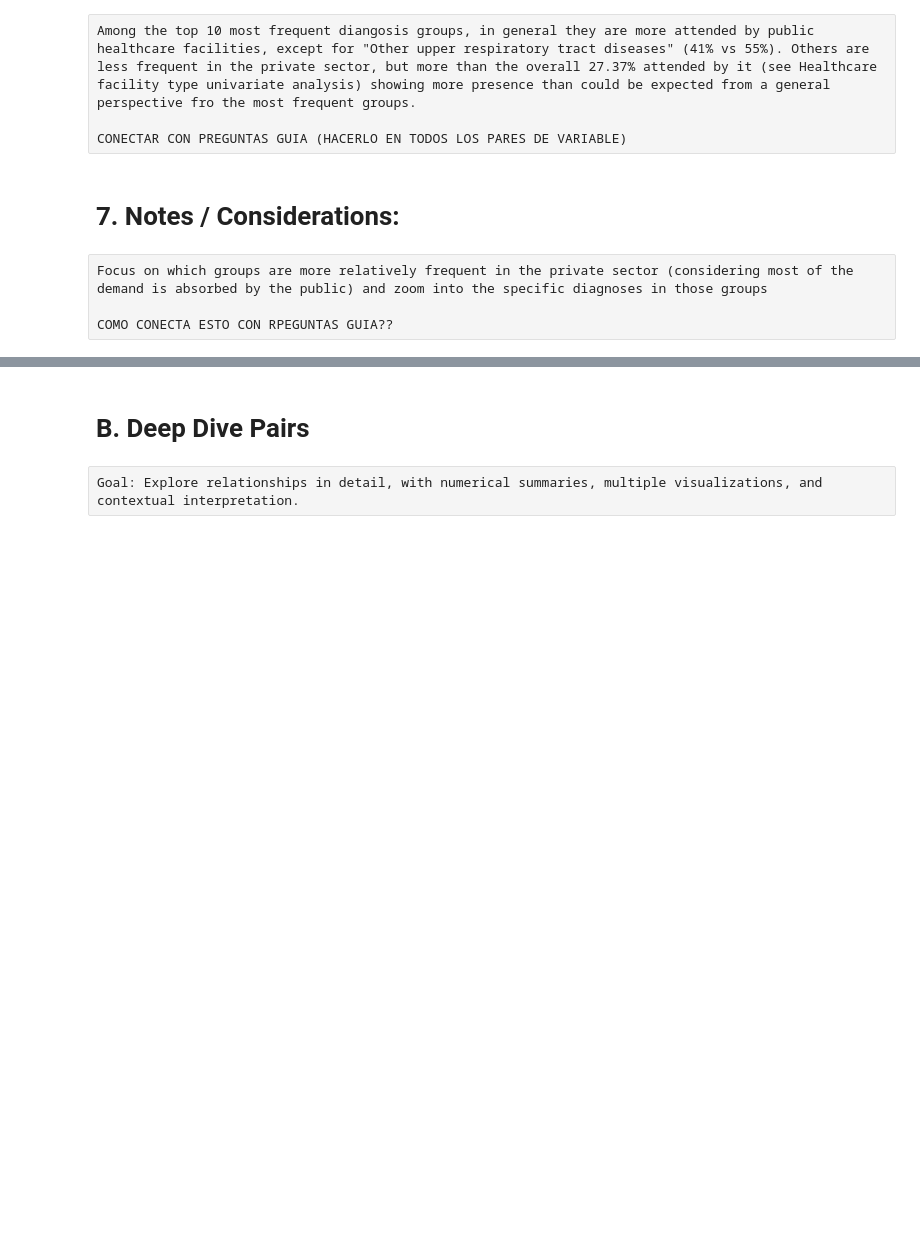
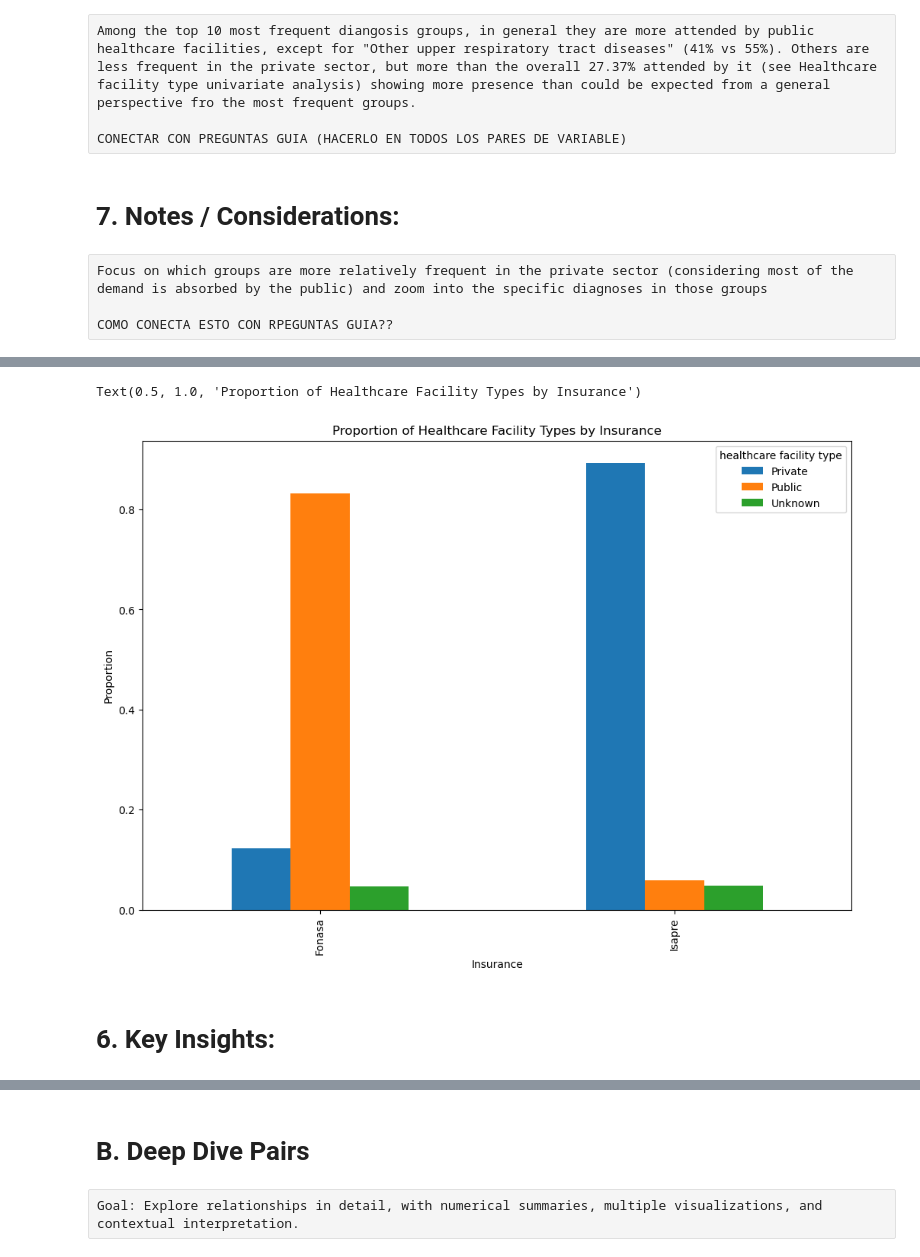
Before and after one commit to mirkopodunavak1996/EDAHospDischarges_Chile2001-2024, a Jupyter notebook: notebooks/General_Analysis_2001-2024_Bivariate(2).ipynb, the cells around one changed output, grey strips where cells are left out. Cells and saved outputs as stored; diff of their text form; code cells hidden in the pictures; blank space fills up the shorter version.

```diff
--- a/notebooks/General_Analysis_2001-2024_Bivariate(2).ipynb
+++ b/notebooks/General_Analysis_2001-2024_Bivariate(2).ipynb
@@ -467,0 +521,2 @@ Anything unusual to flag for later deep dive.
+# %%
+normalized_insurance = pd.crosstab(df['health insurance'], df['healthcare facility type'], normalize='index')
@@ -467,0 +556,10 @@ Anything unusual to flag for later deep dive.
+# %%
+ax = normalized_insurance.plot(kind="bar", stacked=False, figsize=(12,8))
+ax.set_ylabel("Proportion")
+ax.set_xlabel("Insurance")
+ax.set_title("Proportion of Healthcare Facility Types by Insurance")
+# %% [output]
+Text(0.5, 1.0, 'Proportion of Healthcare Facility Types by Insurance')
+[figure, added]
+# %% [markdown]
+# 6. Key Insights:
```
Also changed, not shown: parts of 43 cells of this notebook.
